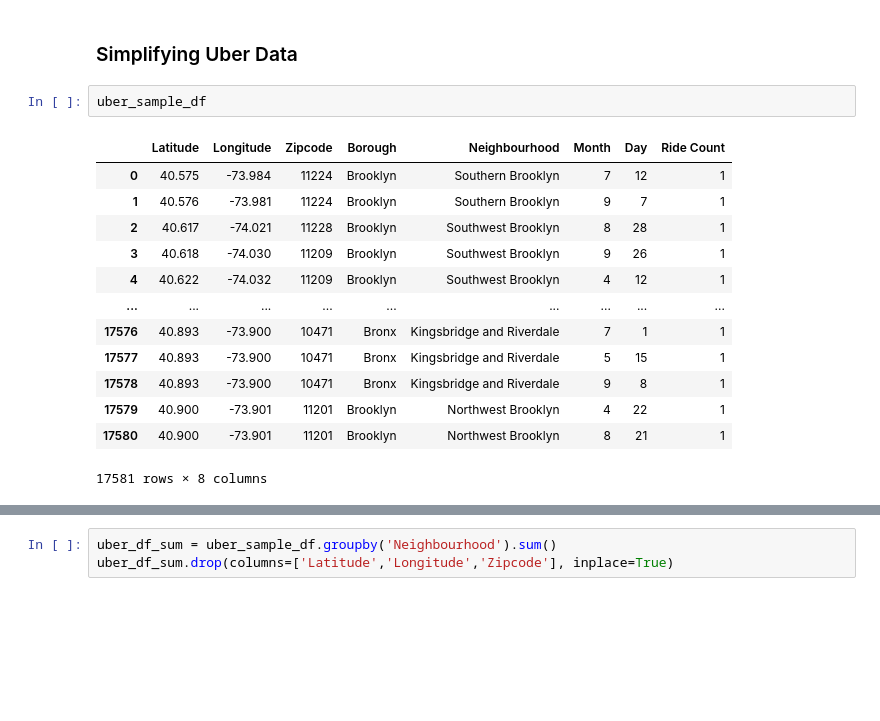
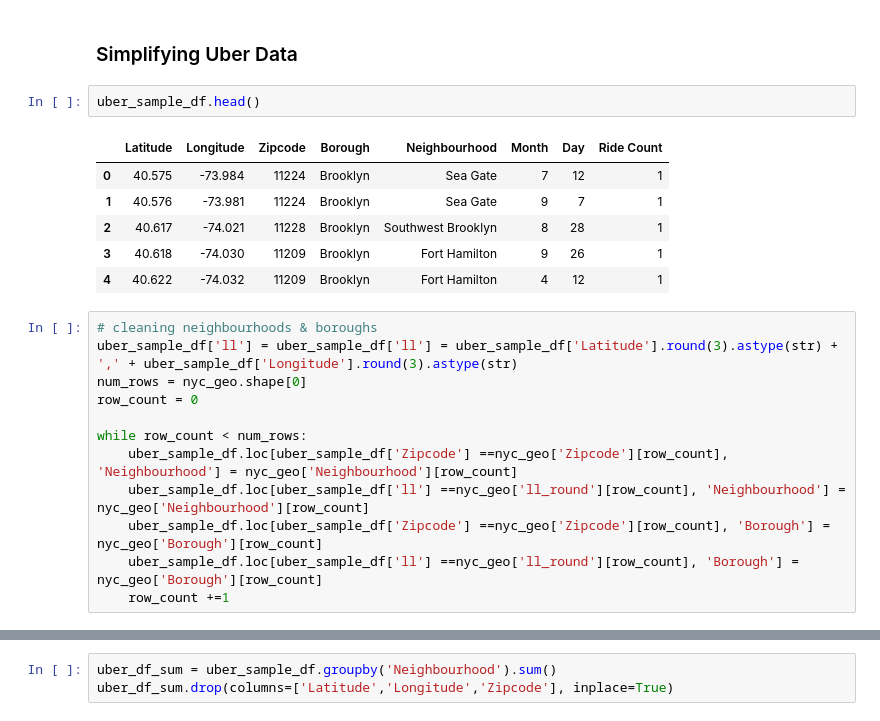
Before and after one commit to annleystanley/Midterm-Project, a Jupyter notebook: df_joining_cleaning.ipynb, the cells around one changed output, grey strips where cells are left out. Drawn from its saved outputs; the diff is of its cells as text; blank space fills up the shorter version.

Commit message:
re-ran a bunch of code to include more neighbourhoods

```diff
--- a/df_joining_cleaning.ipynb
+++ b/df_joining_cleaning.ipynb
@@ -15,18 +25,23 @@ rats_df = pd.read_csv('./clean_data/rat_sightings_sample_cleaned.csv')
 # %% [markdown]
 ### Simplifying Uber Data
 # %%
-uber_sample_df
+uber_sample_df.head()
 # %% [output]
 |  | Latitude | Longitude | Zipcode | Borough | Neighbourhood | Month | Day | Ride Count |
-| 0 | 40.575 | -73.984 | 11224 | Brooklyn | Southern Brooklyn | 7 | 12 | 1 |
-| 1 | 40.576 | -73.981 | 11224 | Brooklyn | Southern Brooklyn | 9 | 7 | 1 |
+| 0 | 40.575 | -73.984 | 11224 | Brooklyn | Sea Gate | 7 | 12 | 1 |
+| 1 | 40.576 | -73.981 | 11224 | Brooklyn | Sea Gate | 9 | 7 | 1 |
 | 2 | 40.617 | -74.021 | 11228 | Brooklyn | Southwest Brooklyn | 8 | 28 | 1 |
-| 3 | 40.618 | -74.030 | 11209 | Brooklyn | Southwest Brooklyn | 9 | 26 | 1 |
-| 4 | 40.622 | -74.032 | 11209 | Brooklyn | Southwest Brooklyn | 4 | 12 | 1 |
-| ... | ... | ... | ... | ... | ... | ... | ... | ... |
-| 17576 | 40.893 | -73.900 | 10471 | Bronx | Kingsbridge and Riverdale | 7 | 1 | 1 |
-| 17577 | 40.893 | -73.900 | 10471 | Bronx | Kingsbridge and Riverdale | 5 | 15 | 1 |
-| 17578 | 40.893 | -73.900 | 10471 | Bronx | Kingsbridge and Riverdale | 9 | 8 | 1 |
-| 17579 | 40.900 | -73.901 | 11201 | Brooklyn | Northwest Brooklyn | 4 | 22 | 1 |
-| 17580 | 40.900 | -73.901 | 11201 | Brooklyn | Northwest Brooklyn | 8 | 21 | 1 |
+| 3 | 40.618 | -74.030 | 11209 | Brooklyn | Fort Hamilton | 9 | 26 | 1 |
+| 4 | 40.622 | -74.032 | 11209 | Brooklyn | Fort Hamilton | 4 | 12 | 1 |
-17581 rows × 8 columns
+# %%
+# cleaning neighbourhoods & boroughs
+uber_sample_df['ll'] = uber_sample_df['ll'] = uber_sample_df['Latitude'].round(3).astype(str) + ',' + uber_sample_df['Longitude'].round(3).astype(str)
+num_rows = nyc_geo.shape[0]
+row_count = 0
+
+while row_count < num_rows:
+    uber_sample_df.loc[uber_sample_df['Zipcode'] ==nyc_geo['Zipcode'][row_count], 'Neighbourhood'] = nyc_geo['Neighbourhood'][row_count]
+    uber_sample_df.loc[uber_sample_df['ll'] ==nyc_geo['ll_round'][row_count], 'Neighbourhood'] = nyc_geo['Neighbourhood'][row_count]
+    uber_sample_df.loc[uber_sample_df['Zipcode'] ==nyc_geo['Zipcode'][row_count], 'Borough'] = nyc_geo['Borough'][row_count]
+    uber_sample_df.loc[uber_sample_df['ll'] ==nyc_geo['ll_round'][row_count], 'Borough'] = nyc_geo['Borough'][row_count]
+    row_count +=1
```
Also changed, not shown: parts of 15 cells of this notebook, 31 other files.
